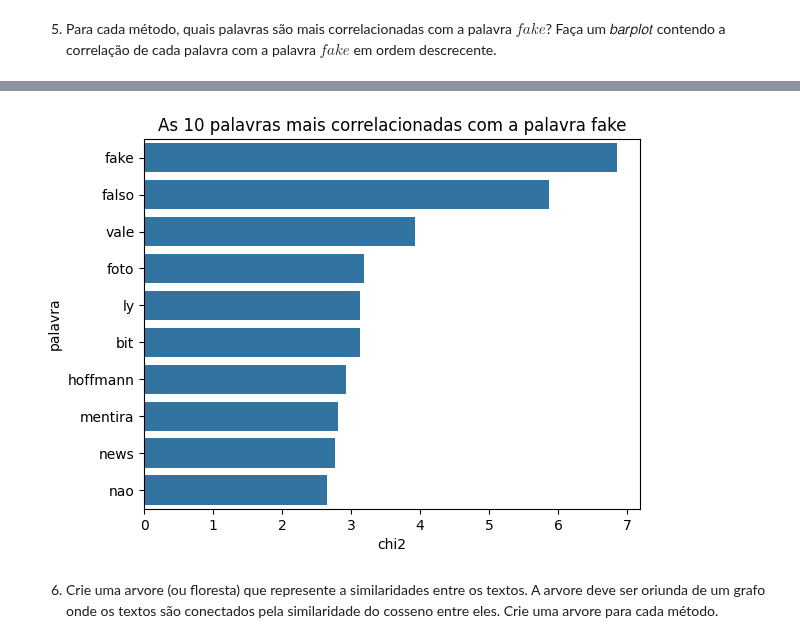
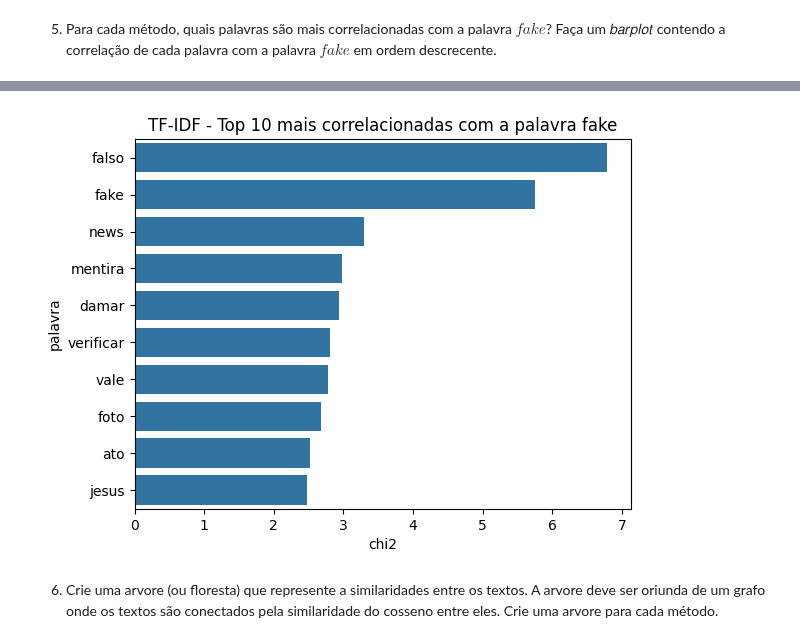
Before and after one commit to clairtonluz/MBA-em-ciencia-de-dados, a Jupyter notebook: Mineracao de Texto/exercicios/EXERCICIO-4- MINERACAO DE TEXTO- 2025.ipynb, the cells around one changed output, grey strips where cells are left out. Cells and saved outputs as stored; diff of their text form; code cells hidden in the pictures.

```diff
--- a/Mineracao de Texto/exercicios/EXERCICIO-4- MINERACAO DE TEXTO- 2025.ipynb
+++ b/Mineracao de Texto/exercicios/EXERCICIO-4- MINERACAO DE TEXTO- 2025.ipynb
@@ -110,6 +109,3 @@ df
 279 rows × 9 columns
 # %% [markdown]
 3. Processe a função descrita anteriormente na coluna $text$ no dataframe df. E verifique as palavras mais frequentes. Faça um  𝑏𝑎𝑟𝑝𝑙𝑜𝑡 contendo a frequência de cada palavra
-# %%
-df['text_lematizado']=df['text'].apply(processamento)
-df['text_lematizado']
@@ -128,0 +112,3 @@ Name: text_lematizado, Length: 279, dtype: object
+# %%
+textoall=pd.Series(df['text'].dropna().values).apply(processamento)
+textoall
@@ -149,10 +148,6 @@ plt.show()
 # %% [markdown]
 4. Crie um $corpus$ textual através da coluna $text$ e represente, para cada texto, sua forma vetorial através dos métodos $\textit{Bag of Words}$, $\textit{TF-IDF}$ e mais dois outros métodos baseado em Deep Learning (obter no  $hugging face$).
 # %%
-from sklearn.feature_extraction.text import CountVectorizer
-from sklearn.feature_extraction.text import TfidfVectorizer
-
-corpus=list(df['text_lematizado'].values)
-corpus=[' '.join(i) for i in corpus]
+corpus=textoall.apply(lambda x: ' '.join(x))
 corpus
 # %% [output]
@@ -189,7 +179,10 @@ array([[0, 0, 0, ..., 0, 0, 0],
 # %%
 
 #TF-IDF
-tfidf=TfidfVectorizer()
+tfidf=TfidfVectorizer(tokenizer=processamento,stop_words=None,token_pattern=None)
 X_tfidf=tfidf.fit_transform(corpus)
 X_tfidf.toarray()
+
+vocabularioTfidf=tfidf.get_feature_names_out()
+vocabularioTfidf
 # %% [output]
@@ -276,15 +243,15 @@ plt.show()
 # %%
 chi2score = chi2(X_tfidf, Y)[0]
 
 df_chi2 = pd.DataFrame(chi2score, columns=['chi2'])
 df_chi2['palavra'] = tfidf.get_feature_names_out()
 df_chi2 = df_chi2.sort_values(by='chi2', ascending=False)
 
 # plt.figure(figsize=(15,10))
 sns.barplot(x='chi2', y='palavra', data=df_chi2.head(10))
-plt.title('As 10 palavras mais correlacionadas com a palavra fake')
+plt.title('TF-IDF - Top 10 mais correlacionadas com a palavra fake')
 plt.show()
 # %% [output]
-[figure, old version]
+[figure, new version]
 # %% [markdown]
 6. Crie uma arvore (ou floresta) que represente a similaridades entre os textos. A arvore deve ser oriunda de um grafo onde os textos são conectados pela similaridade do cosseno entre eles. Crie uma arvore para cada método.
```
Also changed, not shown: parts of 17 cells of this notebook.
